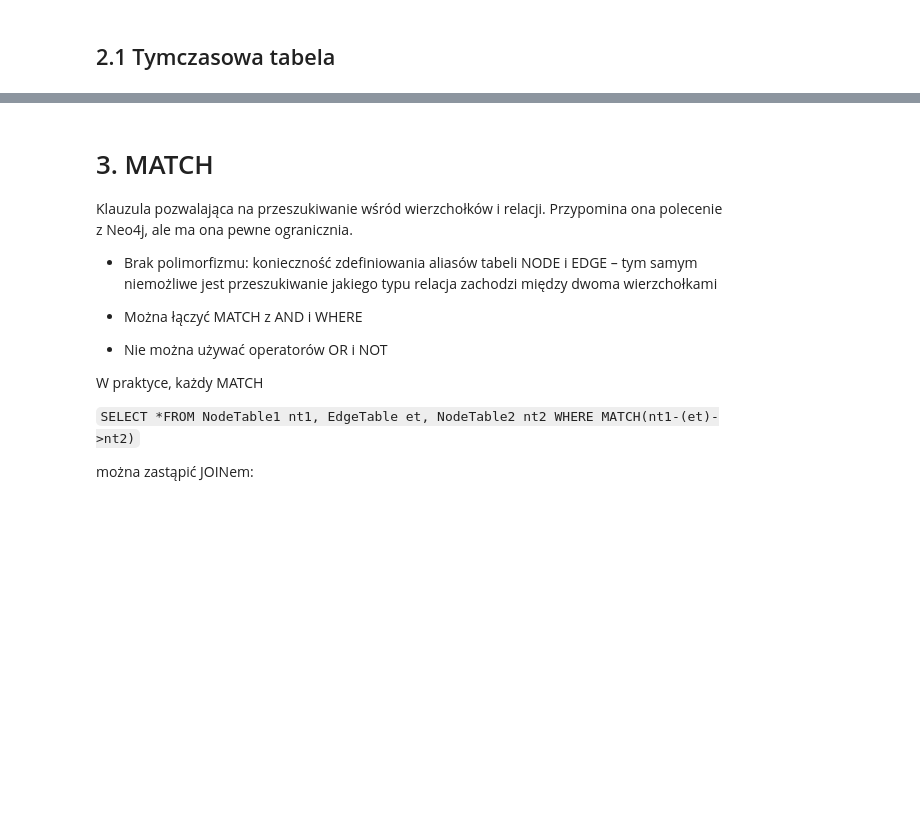
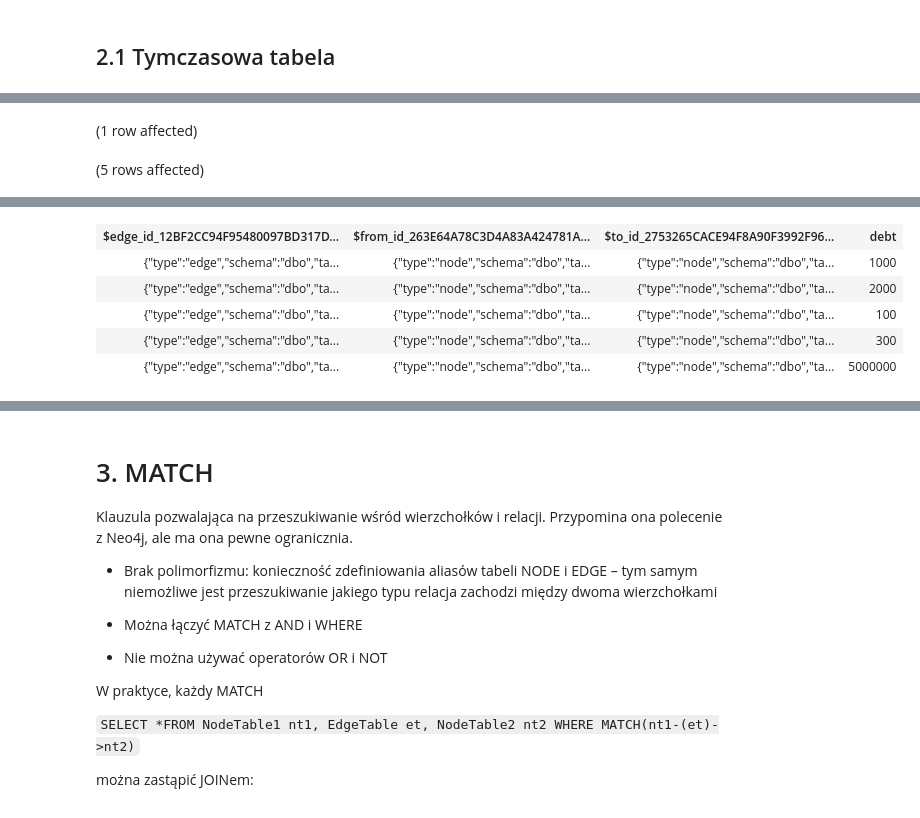
Before and after one commit to Ideefixze/GraphSQL_examples, a Jupyter notebook: 1_2_3_basics_sql_graphs.ipynb, the cells around one changed output, grey strips where cells are left out. Saved outputs shown, nothing was run; the diff lists cells and outputs as text; code cells hidden in the pictures; blank space fills up the shorter version.

Commit message:
modify + delete

```diff
--- a/1_2_3_basics_sql_graphs.ipynb
+++ b/1_2_3_basics_sql_graphs.ipynb
@@ -251,0 +294,9 @@ Total execution time: 00:00:00.007
+# %%
+DELETE owesMoney
+WHERE $edge_id =
+   '{"type":"edge","schema":"dbo","table":"owesMoney","id":1}';
+
+SELECT * FROM owesMoney;
+# %% [output]
+(1 row affected)
+(5 rows affected)
@@ -251,0 +304,6 @@ Total execution time: 00:00:00.007
+| $edge_id_12BF2CC94F95480097BD317D... | $from_id_263E64A78C3D4A83A424781A... | $to_id_2753265CACE94F8A90F3992F96... | debt |
+| {"type":"edge","schema":"dbo","ta... | {"type":"node","schema":"dbo","ta... | {"type":"node","schema":"dbo","ta... | 1000 |
+| {"type":"edge","schema":"dbo","ta... | {"type":"node","schema":"dbo","ta... | {"type":"node","schema":"dbo","ta... | 2000 |
+| {"type":"edge","schema":"dbo","ta... | {"type":"node","schema":"dbo","ta... | {"type":"node","schema":"dbo","ta... | 100 |
+| {"type":"edge","schema":"dbo","ta... | {"type":"node","schema":"dbo","ta... | {"type":"node","schema":"dbo","ta... | 300 |
+| {"type":"edge","schema":"dbo","ta... | {"type":"node","schema":"dbo","ta... | {"type":"node","schema":"dbo","ta... | 5000000 |
```
Also changed, not shown: parts of 29 cells of this notebook, 1 other file.
